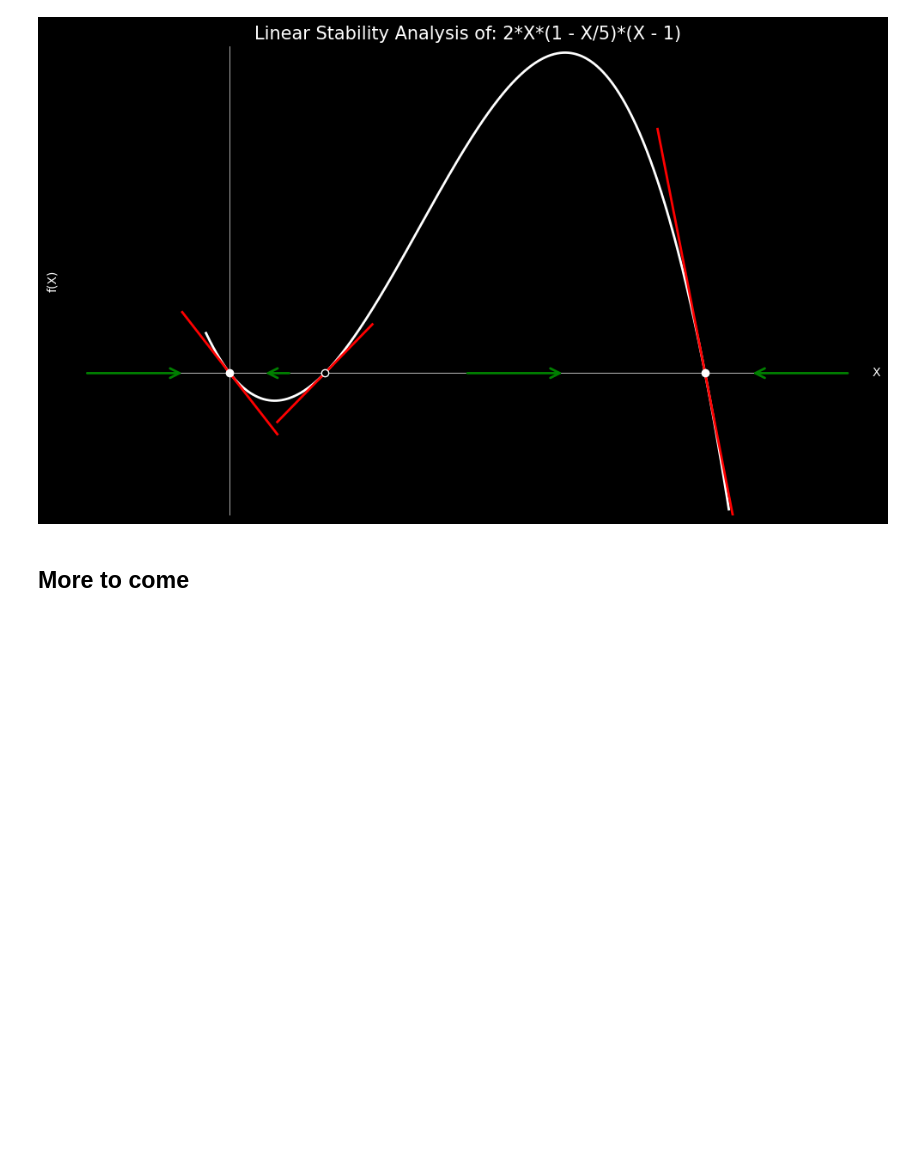
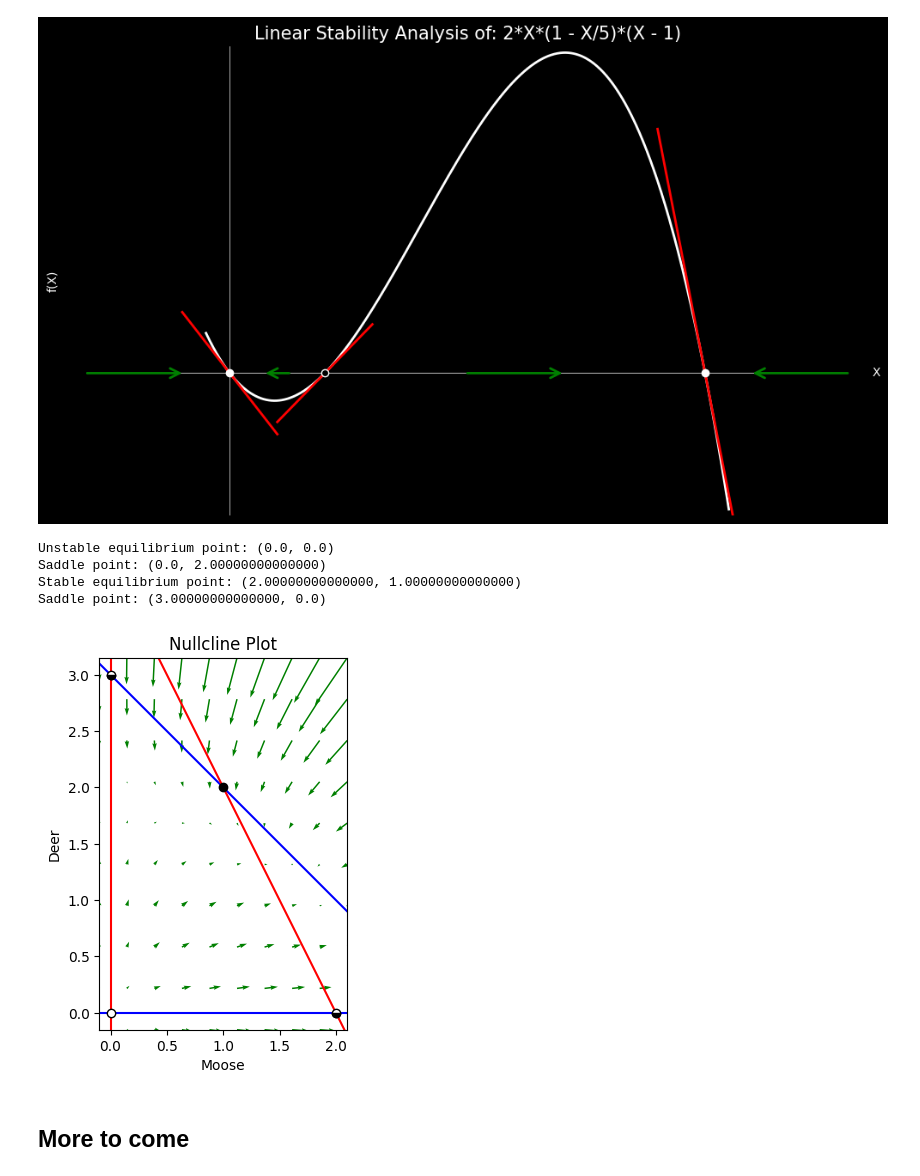
Before and after one commit to JorritJS/ODEyssey, a Jupyter notebook: examples/function_examples.ipynb, the cells around one changed output. Cells and saved outputs as stored; diff of their text form; code cells hidden in the pictures; blank space fills up the shorter version.

```diff
--- a/examples/function_examples.ipynb
+++ b/examples/function_examples.ipynb
@@ -151,5 +151,19 @@ Equilibrium point 0: Slope = -2.0, Stability = Stable
 Equilibrium point 1.00000000000000: Slope = 1.6, Stability = Unstable
 Equilibrium point 5.00000000000000: Slope = -8.0, Stability = Stable
 [figure]
+# %%
+def equations(state):
+    d_val, m_val = state
+    dd_dt = 3*d_val - m_val*d_val - d_val**2
+    dm_dt = 2*m_val - 0.5*m_val*d_val - m_val**2
+    return dd_dt, dm_dt
+
+ode.nullcline_plot(equations, title='Nullcline Plot', axes_labels=("Moose", "Deer"))
+# %% [output]
+Unstable equilibrium point: (0.0, 0.0)
+Saddle point: (0.0, 2.00000000000000)
+Stable equilibrium point: (2.00000000000000, 1.00000000000000)
+Saddle point: (3.00000000000000, 0.0)
+[figure, added]
 # %% [markdown]
 ## More to come
```
